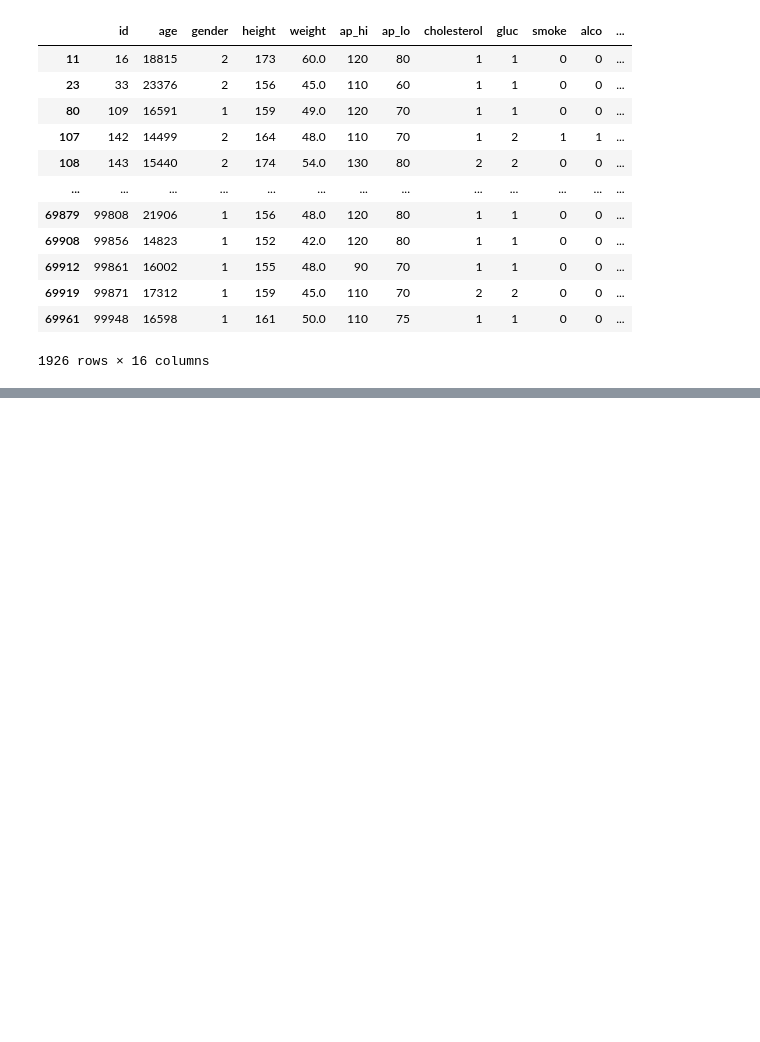
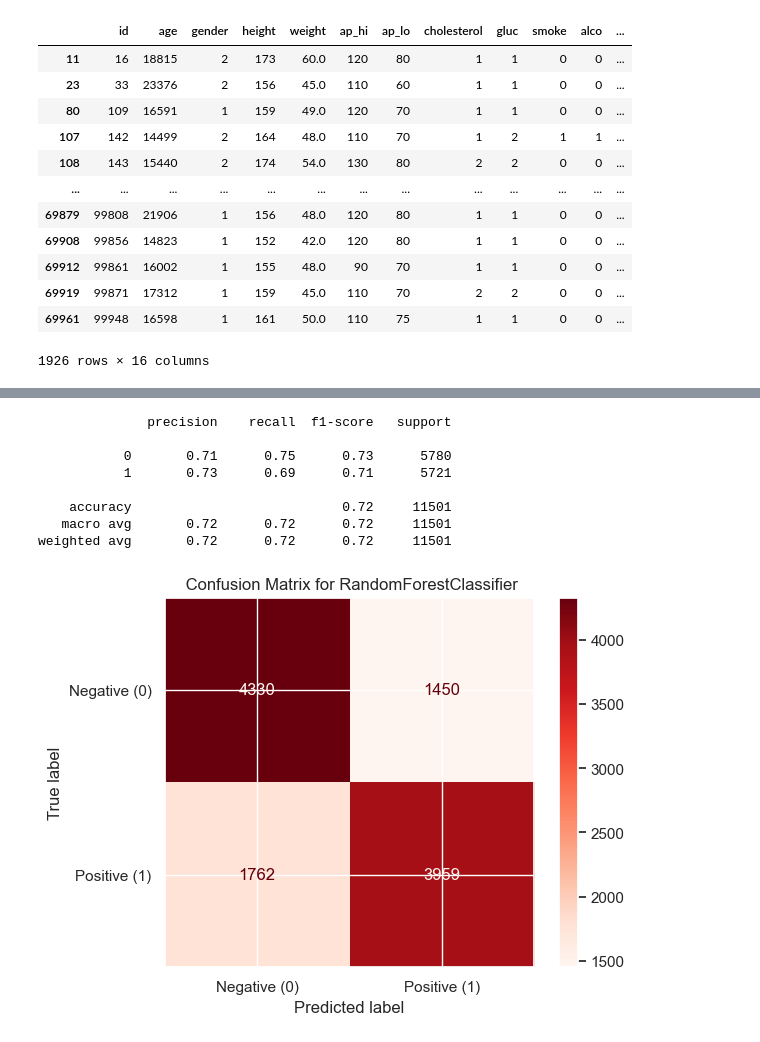
Before and after one commit to Umite93/UE_ML_AI24, a Jupyter notebook: Labb_ML/Disease_Prediction.ipynb, the cells around one changed output, grey strips where cells are left out. Cells and saved outputs as stored; diff of their text form; code cells hidden in the pictures; blank space fills up the shorter version.

```diff
--- a/Labb_ML/Disease_Prediction.ipynb
+++ b/Labb_ML/Disease_Prediction.ipynb
@@ -106,0 +296,24 @@ df[df["bmi"]<= 20]
+# %%
+logis_reg_pipe = Pipeline ([("normal_scale", MinMaxScaler()),
+                              ("logist_regre", LogisticRegression(max_iter=2000))])
+
+lr_para_grid = {
+    "logist_regre__C": [0.01, 0.1, 1, 10, 100],
+    "logist_regre__penalty": ["l1", "l2"],
+    "logist_regre__solver": ["liblinear", "saga"]}
+
+lr_grid_s = GridSearchCV(logis_reg_pipe, lr_para_grid, cv = 5, scoring = "accuracy")
+lr_grid_s_second = GridSearchCV(logis_reg_pipe, lr_para_grid, cv = 5, scoring = "accuracy")
+
+lr_grid_s.fit(x_train, y_train)
+lr_grid_s_second.fit(x_train_second, y_train_second)
+
+best_model_log = lr_grid_s.best_estimator_
+log_preyd = best_model_log.predict(x_val)
+
+best_model_log_second = lr_grid_s_second.best_estimator_
+log_preyd_second = best_model_log_second.predict(x_val_second)
+
+
+log_1 = F"best params: {lr_grid_s.best_params_}, \nbest score: {lr_grid_s.best_score_}, \nclassification_report:{classification_report(y_val, log_preyd)}"
+log_2 = F"best params2: {lr_grid_s_second.best_params_}, \nbest score2: {lr_grid_s_second.best_score_}, \nclassification_report2:{classification_report(y_val_second, log_preyd_second)}"
@@ -106,0 +399,30 @@ df[df["bmi"]<= 20]
+# %%
+from sklearn.metrics import ConfusionMatrixDisplay
+
+rand_forclass_pipe = Pipeline([
+    ("scaler", MinMaxScaler()),
+    ("normal", MinMaxScaler()),
+    ("randforclass", RandomForestClassifier())])
+
+rand_forclass_pipe.fit(x_train_second, y_train_second)
+y_preyd_ranforcla = rand_forclass_pipe.predict(x_val_second)
+
+print(classification_report(y_val_second, y_preyd_ranforcla))
+
+conf_ranforcla = confusion_matrix(y_val_second, y_preyd_ranforcla)
+
+show_cf = ConfusionMatrixDisplay(confusion_matrix = conf_ranforcla, display_labels = ["Negative (0)", "Positive (1)"])
+
+show_cf.plot(cmap = "Reds")
+plt.title(" Confusion Matrix for RandomForestClassifier")
+plt.show()
+# %% [output]
+              precision    recall  f1-score   support
+
+           0       0.71      0.75      0.73      5780
+           1       0.73      0.69      0.71      5721
+
+    accuracy                           0.72     11501
+   macro avg       0.72      0.72      0.72     11501
+weighted avg       0.72      0.72      0.72     11501
+[figure, added]
```
Also changed, not shown: parts of 12 cells of this notebook.
